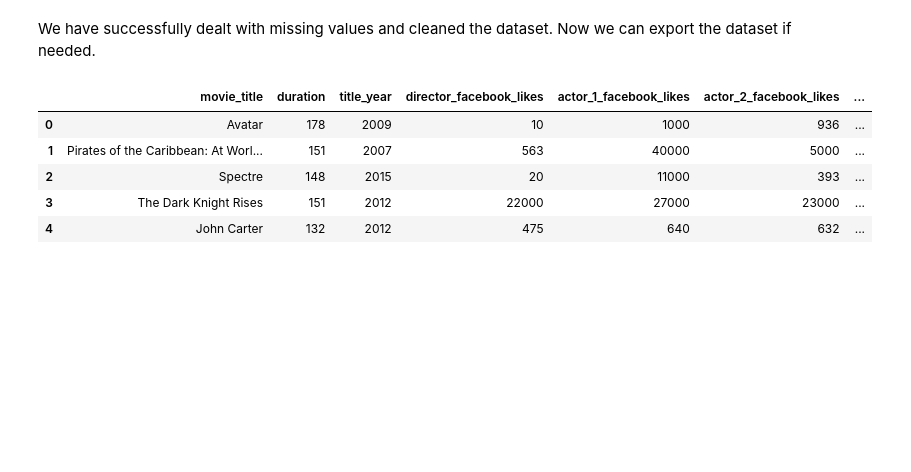
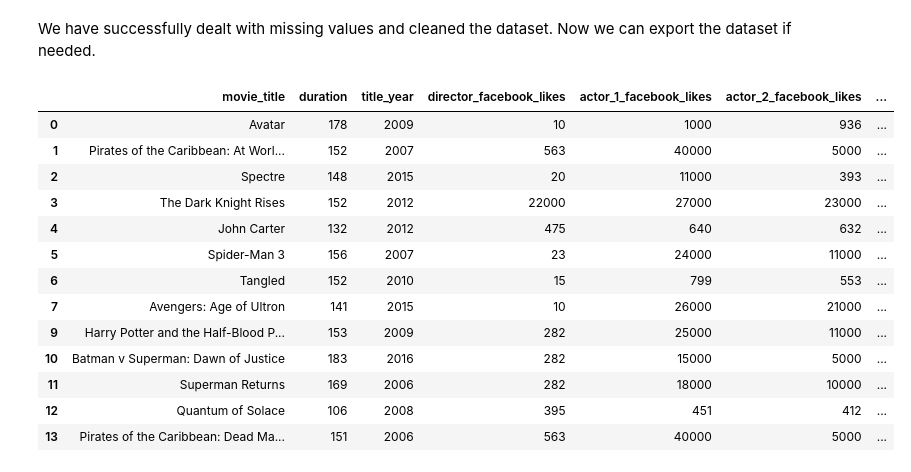
Before and after one commit to s-mushnoori/weber-shandwick-case-study, a Jupyter notebook: data_cleaning.ipynb, the cells around one changed output. Cells and saved outputs as stored; diff of their text form; code cells hidden in the pictures; blank space fills up the shorter version.

Commit message:
Added line to remove duplicates prior to imputation

```diff
--- a/data_cleaning.ipynb
+++ b/data_cleaning.ipynb
@@ -180,6 +189,9 @@ def clean_data(dataset):
     # Drop "title_year.1"
     if 'title_year.1' in dataset.columns:    #For error handling when re-running parts of code
         dataset.drop('title_year.1', axis=1, inplace=True)
+
+    # Drop any duplicated rows, if present
+    dataset = dataset.drop_duplicates()
 
     # Impute missinig values
     columns_to_impute_median = [
@@ -223,14 +255,22 @@ Missing values visualized:
 [figure]
 # %% [markdown]
 We have successfully dealt with missing values and cleaned the dataset. Now we can export the dataset if needed.
-# %%
-df_movies_cleaned.head()
-# %% [output]
-|  | movie_title | duration | title_year | director_facebook_likes | actor_1_facebook_likes | actor_2_facebook_likes | ... |
-| 0 | Avatar | 178 | 2009 | 10 | 1000 | 936 | ... |
-| 1 | Pirates of the Caribbean: At Worl... | 151 | 2007 | 563 | 40000 | 5000 | ... |
-| 2 | Spectre | 148 | 2015 | 20 | 11000 | 393 | ... |
-| 3 | The Dark Knight Rises | 151 | 2012 | 22000 | 27000 | 23000 | ... |
-| 4 | John Carter | 132 | 2012 | 475 | 640 | 632 | ... |
+# %%
+df_movies_cleaned
+# %% [output]
+|  | movie_title | duration | title_year | director_facebook_likes | actor_1_facebook_likes | actor_2_facebook_likes | ... |
+| 0 | Avatar | 178 | 2009 | 10 | 1000 | 936 | ... |
+| 1 | Pirates of the Caribbean: At Worl... | 152 | 2007 | 563 | 40000 | 5000 | ... |
+| 2 | Spectre | 148 | 2015 | 20 | 11000 | 393 | ... |
+| 3 | The Dark Knight Rises | 152 | 2012 | 22000 | 27000 | 23000 | ... |
+| 4 | John Carter | 132 | 2012 | 475 | 640 | 632 | ... |
+| 5 | Spider-Man 3 | 156 | 2007 | 23 | 24000 | 11000 | ... |
+| 6 | Tangled | 152 | 2010 | 15 | 799 | 553 | ... |
+| 7 | Avengers: Age of Ultron | 141 | 2015 | 10 | 26000 | 21000 | ... |
+| 9 | Harry Potter and the Half-Blood P... | 153 | 2009 | 282 | 25000 | 11000 | ... |
+| 10 | Batman v Superman: Dawn of Justice | 183 | 2016 | 282 | 15000 | 5000 | ... |
+| 11 | Superman Returns | 169 | 2006 | 282 | 18000 | 10000 | ... |
+| 12 | Quantum of Solace | 106 | 2008 | 395 | 451 | 412 | ... |
+| 13 | Pirates of the Caribbean: Dead Ma... | 151 | 2006 | 563 | 40000 | 5000 | ... |
 # %%
 df_movies_cleaned.to_csv(r"C:/Users/sriha/OneDrive/Desktop/DS/Case Studiess/Qureos - Weber Shandwick/Cleaned/movies_data_clean.csv")
```
Also changed, not shown: parts of 2 cells of this notebook.
